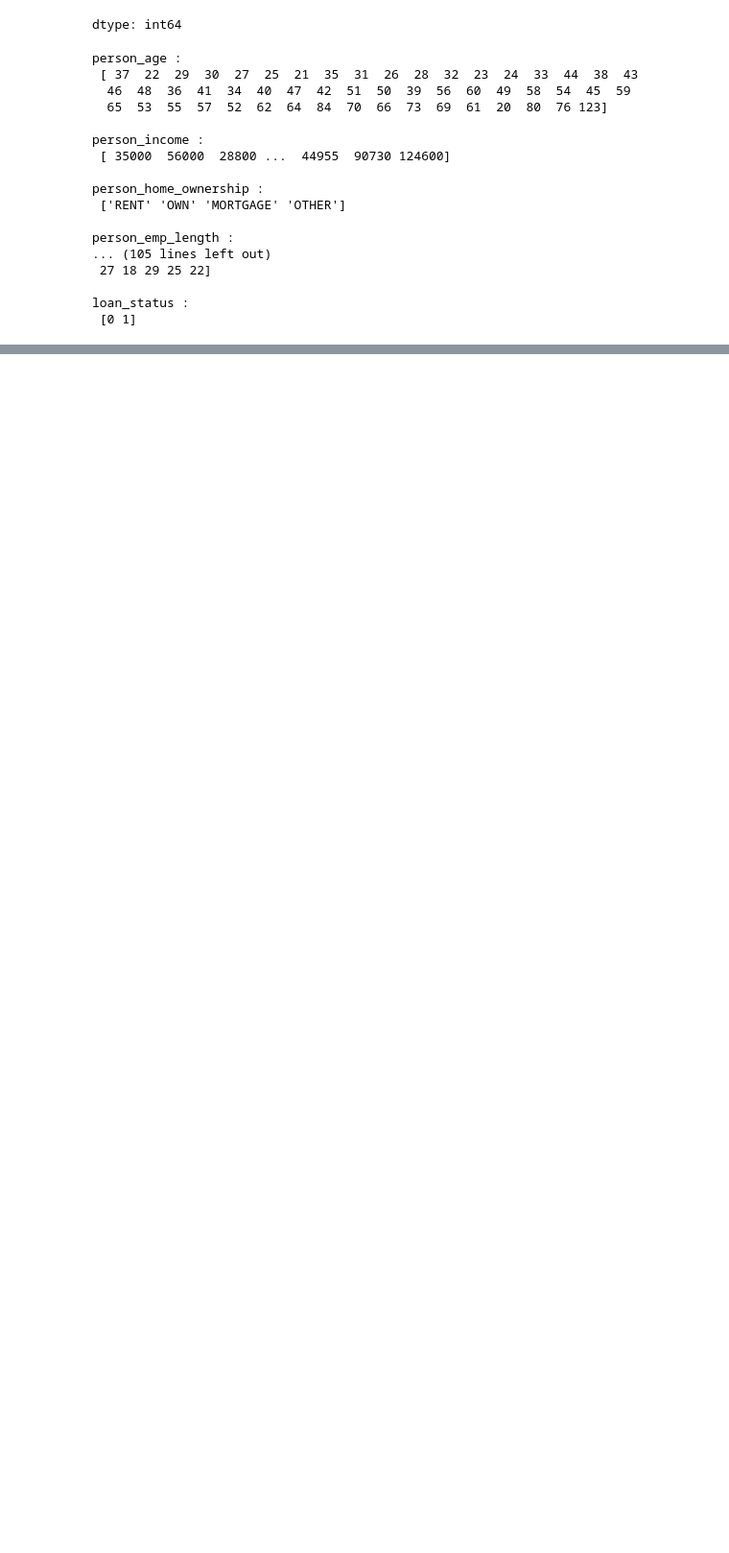
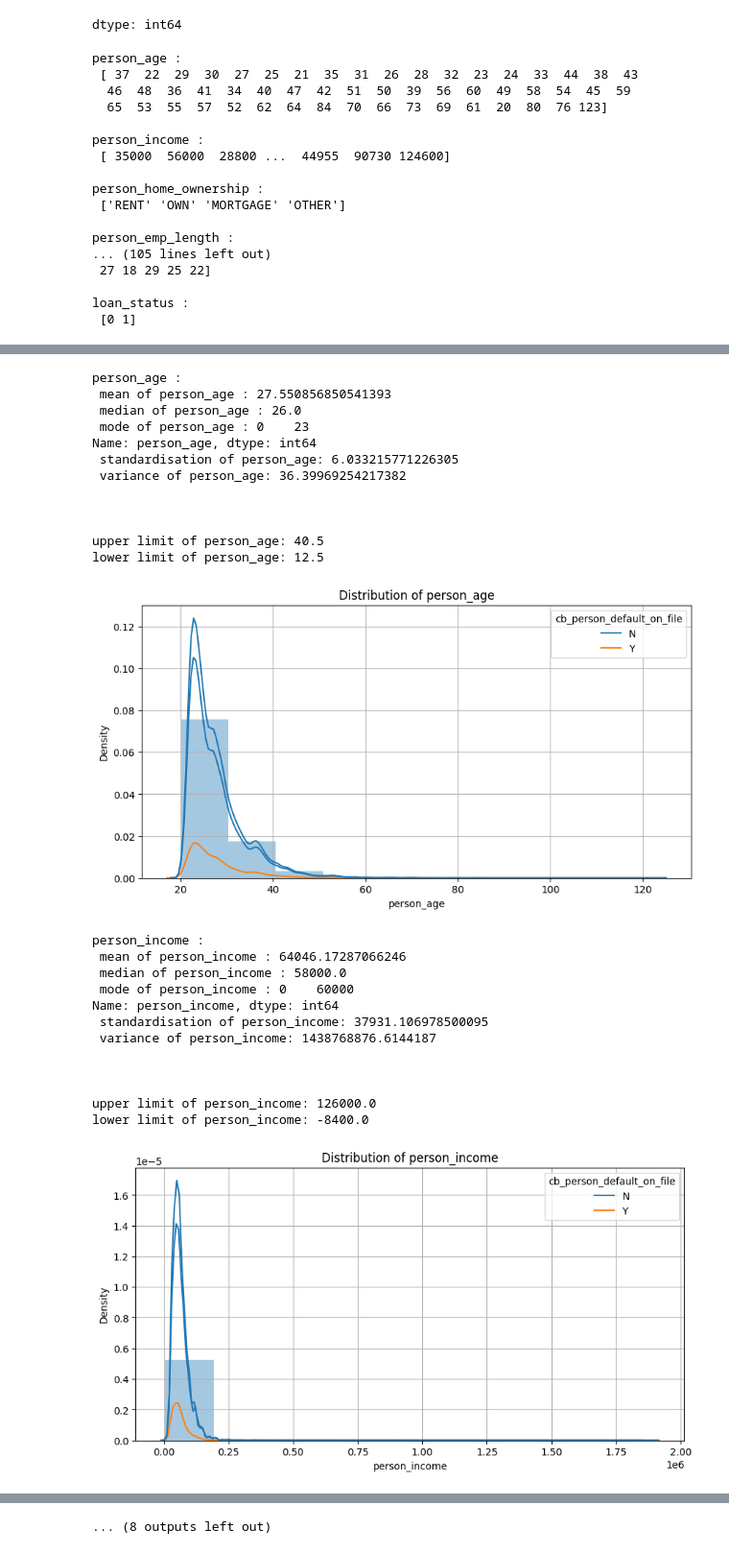
Before and after one commit to ankitg-02/kaggle-competition, a Jupyter notebook: Loan_approval_1.ipynb, the cells around one changed output, grey strips where cells are left out. Shown at 96% size. Saved outputs shown, nothing was run; the diff lists cells and outputs as text; code cells hidden in the pictures; blank space fills up the shorter version.

```diff
--- a/Loan_approval_1.ipynb
+++ b/Loan_approval_1.ipynb
@@ -497,0 +365,29 @@ for i in mod_train_data.columns:
+# %%
+info(mod_train_data)
+# %% [output]
+person_age :
+ mean of person_age : 27.550856850541393
+ median of person_age : 26.0
+ mode of person_age : 0    23
+Name: person_age, dtype: int64
+ standardisation of person_age: 6.033215771226305
+ variance of person_age: 36.39969254217382
+
+
+
+upper limit of person_age: 40.5
+lower limit of person_age: 12.5
+[figure, added]
+person_income :
+ mean of person_income : 64046.17287066246
+ median of person_income : 58000.0
+ mode of person_income : 0    60000
+Name: person_income, dtype: int64
+ standardisation of person_income: 37931.106978500095
+ variance of person_income: 1438768876.6144187
+
+
+
+upper limit of person_income: 126000.0
+lower limit of person_income: -8400.0
+[figure, added]
@@ -498,3 +435,4 @@ for i in mod_train_data.columns:
+... (8 outputs left out)
 # %%
 mod_train_data=mod_train_data[
     (mod_train_data['person_age']>=12.5) & (mod_train_data['person_age']<=40.5) &
```
Also changed, not shown: parts of 14 cells of this notebook.
